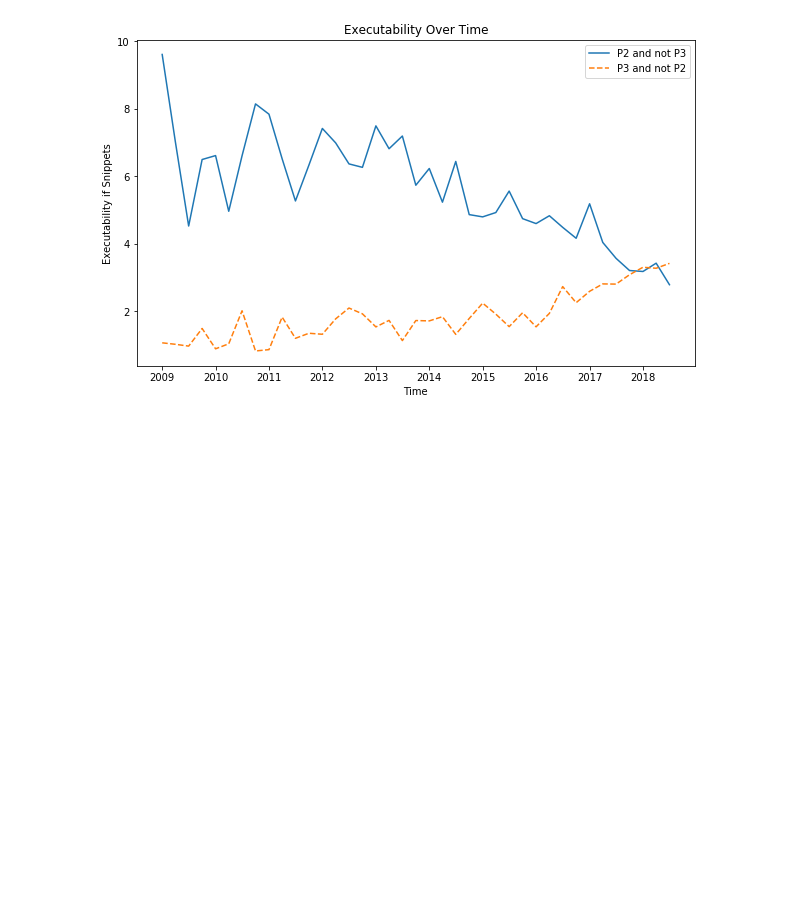
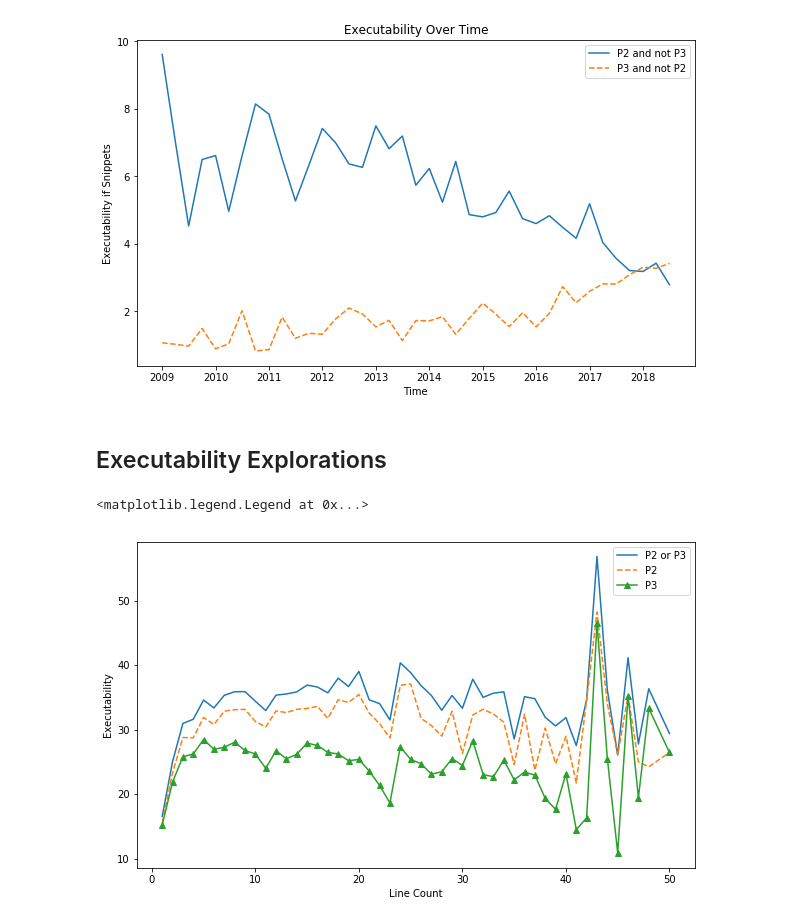
Before and after one commit to nimamahmoudi/msr2019-mining-challenge-webapp, a Jupyter notebook: data/stats2.ipynb, the cells around one changed output. Cells and saved outputs as stored; diff of their text form; code cells hidden in the pictures; blank space fills up the shorter version.

Commit message:
added plot for linecount

```diff
--- a/data/stats2.ipynb
+++ b/data/stats2.ipynb
@@ -406,3 +406,35 @@ plt.ylabel('Executability if Snippets')
 # %% [output]
 Text(0, 0.5, 'Executability if Snippets')
 [figure]
+# %% [markdown]
+## Executability Explorations
+# %%
+line_vals = df['table1_table1_table1_table1_table2_line_count'].value_counts()
+line_vals = line_vals[line_vals > 30]
+line_vals = line_vals.index
+line_vals = line_vals.sort_values()
+ex2s = []
+ex3s = []
+exs = []
+for line_val in line_vals:
+    idxs = df['table1_table1_table1_table1_table2_line_count'] == line_val
+    dfs = df.loc[idxs,:]
+
+    ex2 = sum(dfs.loc[:,e2]) / dfs.shape[0] * 100
+    ex3 = sum(dfs.loc[:,e3]) / dfs.shape[0] * 100
+    ex = sum(dfs.loc[:,e]) / dfs.shape[0] * 100
+
+    exs.append(ex)
+    ex2s.append(ex2)
+    ex3s.append(ex3)
+
+plt.figure(figsize=(10,6))
+plt.plot(line_vals, exs, '-', label='P2 or P3')
+plt.plot(line_vals, ex2s, '--', label='P2')
+plt.plot(line_vals, ex3s, '-^', label='P3')
+plt.xlabel('Line Count')
+plt.ylabel('Executability')
+plt.legend()
+# %% [output]
+<matplotlib.legend.Legend at 0x...>
+[figure, added]
```
Also changed, not shown: parts of 3 cells of this notebook.
